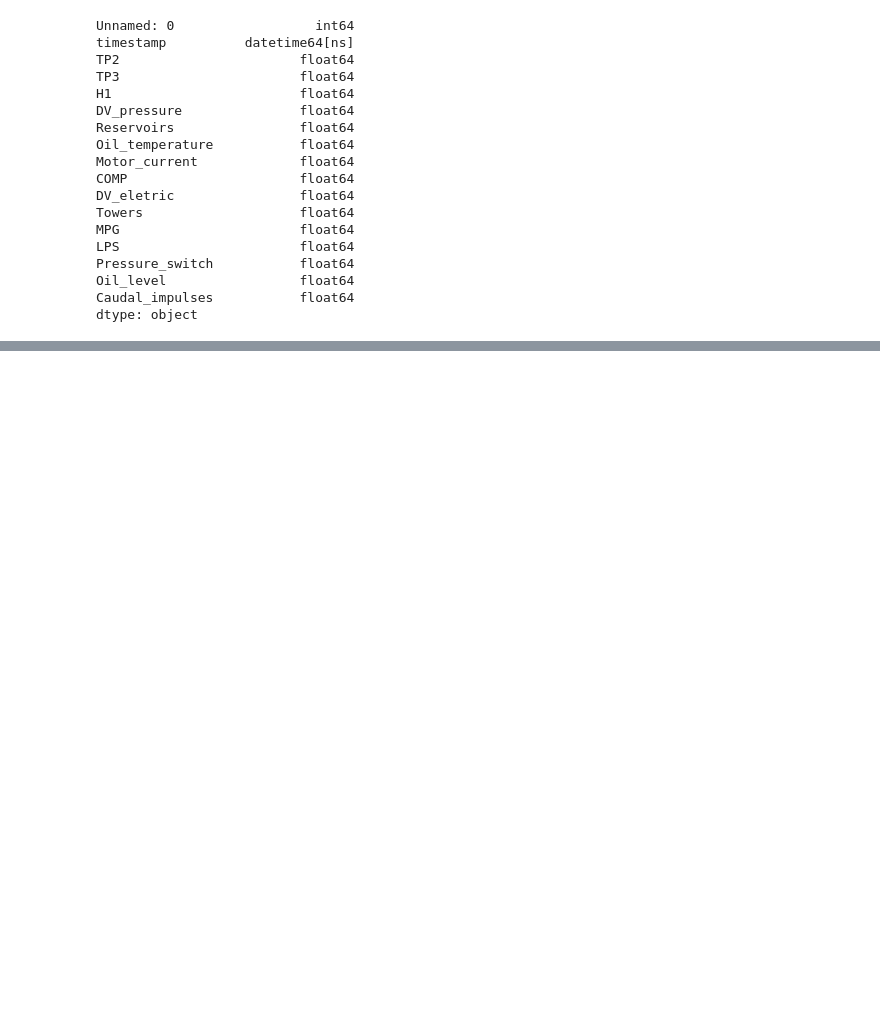
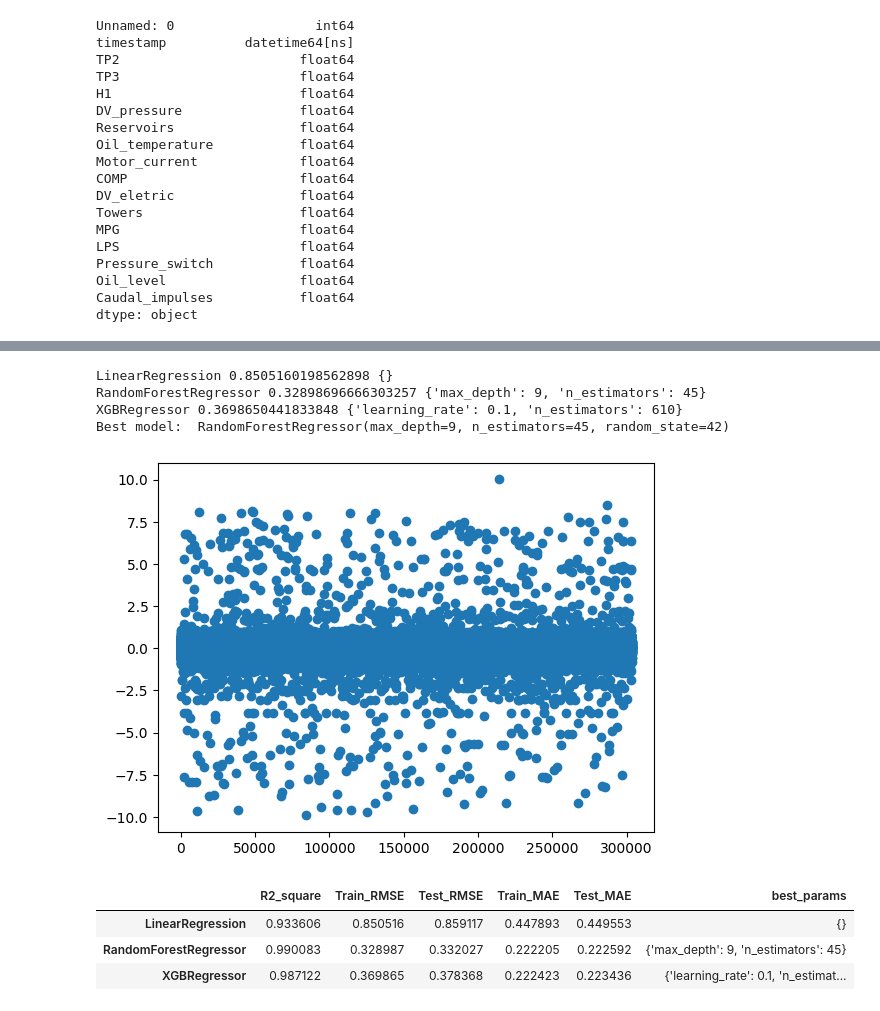
Before and after one commit to Maulik2493/IT496-T18, a Jupyter notebook: 202101210_Maharshi_Pipaliya/202101210_Maharshi_Pipaliya.ipynb, the cells around one changed output, grey strips where cells are left out. Drawn from its saved outputs; the diff is of its cells as text; code cells hidden in the pictures; blank space fills up the shorter version.

```diff
--- a/202101210_Maharshi_Pipaliya/202101210_Maharshi_Pipaliya.ipynb
+++ b/202101210_Maharshi_Pipaliya/202101210_Maharshi_Pipaliya.ipynb
@@ -219,0 +311,3 @@ COMP, DV_eletric, Towers,MPG, LPS,  Pressure_switch, Oil_level,and Caudal_impuls
+# %%
+data_df = df[["TP2", "DV_pressure","Motor_current"]]
+X_train, X_test, y_train, y_test = train_test_split(data_df, df["H1"], random_state=42, test_size=0.20)
@@ -219,0 +388,55 @@ COMP, DV_eletric, Towers,MPG, LPS,  Pressure_switch, Oil_level,and Caudal_impuls
+# %%
+def eval_models():
+    model_results = pd.DataFrame()
+    model_results['R2_square'] = None
+    model_results['Train_RMSE'] = None
+    model_results['Test_RMSE'] = None
+    model_results['Train_MAE'] = None
+    model_results['Test_MAE'] = None
+    model_results['best_params'] = None
+
+    best_reg_model_ours = None
+    best_test_score = math.inf
+
+    for model_name, reg_model in model_dict.items():
+        classifier = GridSearchCV(reg_model['model'], reg_model['params'], n_jobs=20, verbose=0)
+        classifier.fit(X_train_scaled, list(y_train))
+        best_model = classifier.best_estimator_
+
+        y_train_predicted = best_model.predict(X_train_scaled)
+        train_rmse = np.sqrt(mean_squared_error(list(y_train), y_train_predicted))
+        train_mae = mean_absolute_error(list(y_train), y_train_predicted)
+
+        print(model_name, train_rmse, classifier.best_params_)
+
+        y_predicted = best_model.predict(X_test_scaled)
+        test_rmse = np.sqrt(mean_squared_error(list(y_test), y_predicted))
+        test_mae = mean_absolute_error(list(y_test), y_predicted)
+        r_squared = r2_score(y_test, y_predicted)
+        if test_rmse < best_test_score:
+            best_test_score = test_rmse
+            best_reg_model_ours = best_model
+
+        model_results.loc[model_name, ['R2_square','Train_RMSE', 'Test_RMSE', 'Train_MAE', 'Test_MAE', 'best_params']] = [r_squared,train_rmse, test_rmse, train_mae, test_mae, classifier.best_params_]
+
+    print("Best model: ", best_reg_model_ours)
+    # plot the prediction errors using the best model
+    y_predicted = best_model.predict(X_test_scaled)
+    plt.plot(list(y_test) - y_predicted, marker='o', linestyle='')
+
+    return model_results
+# %%
+model_results = eval_models()
+# %% [output]
+LinearRegression 0.8505160198562898 {}
+RandomForestRegressor 0.32898696666303257 {'max_depth': 9, 'n_estimators': 45}
+XGBRegressor 0.3698650441833848 {'learning_rate': 0.1, 'n_estimators': 610}
+Best model:  RandomForestRegressor(max_depth=9, n_estimators=45, random_state=42)
+[figure, added]
+# %%
+model_results
+# %% [output]
+|  | R2_square | Train_RMSE | Test_RMSE | Train_MAE | Test_MAE | best_params |
+| LinearRegression | 0.933606 | 0.850516 | 0.859117 | 0.447893 | 0.449553 | {} |
+| RandomForestRegressor | 0.990083 | 0.328987 | 0.332027 | 0.222205 | 0.222592 | {'max_depth': 9, 'n_estimators': 45} |
+| XGBRegressor | 0.987122 | 0.369865 | 0.378368 | 0.222423 | 0.223436 | {'learning_rate': 0.1, 'n_estimat... |
```
Also changed, not shown: parts of 17 cells of this notebook.
